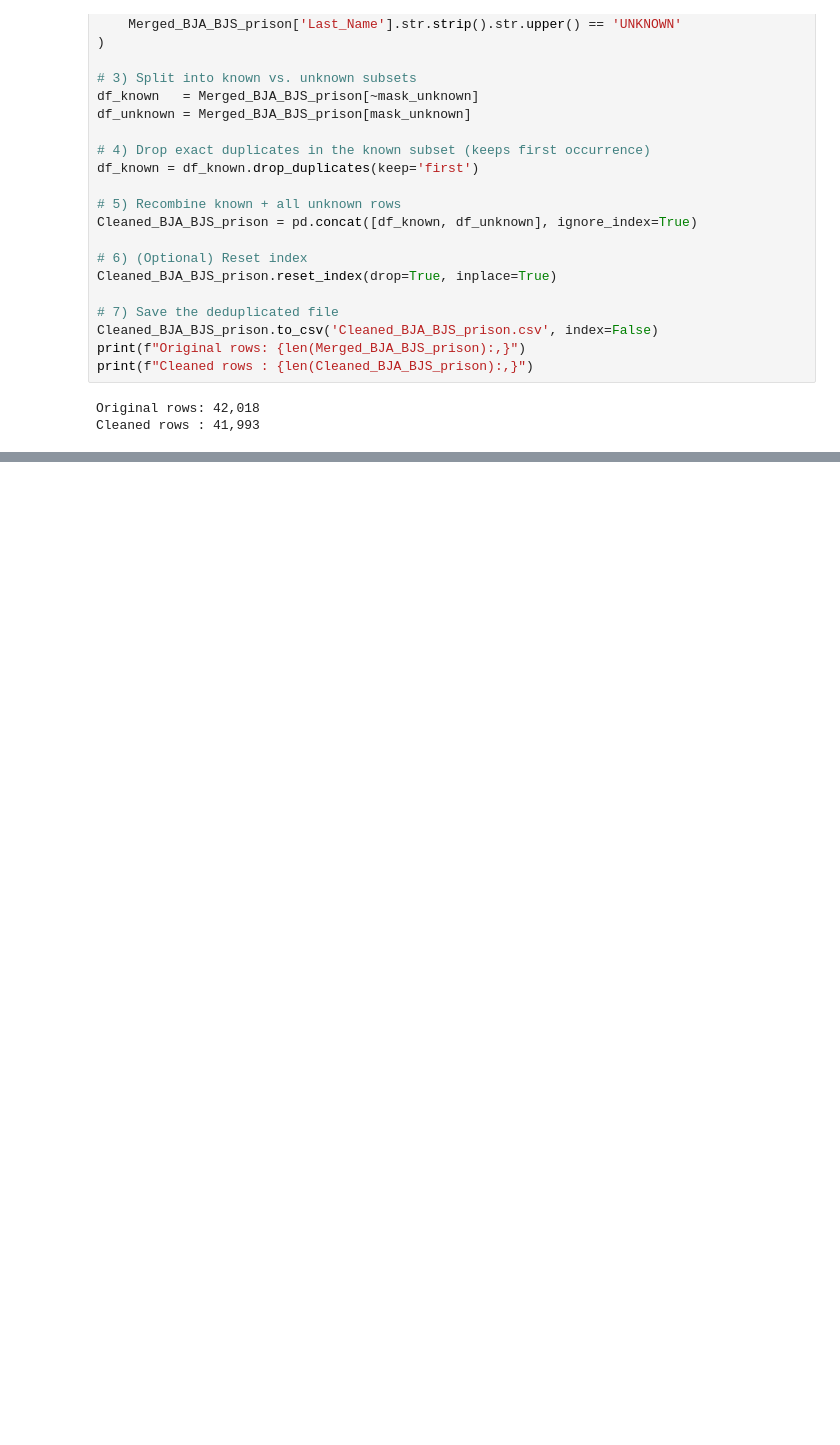
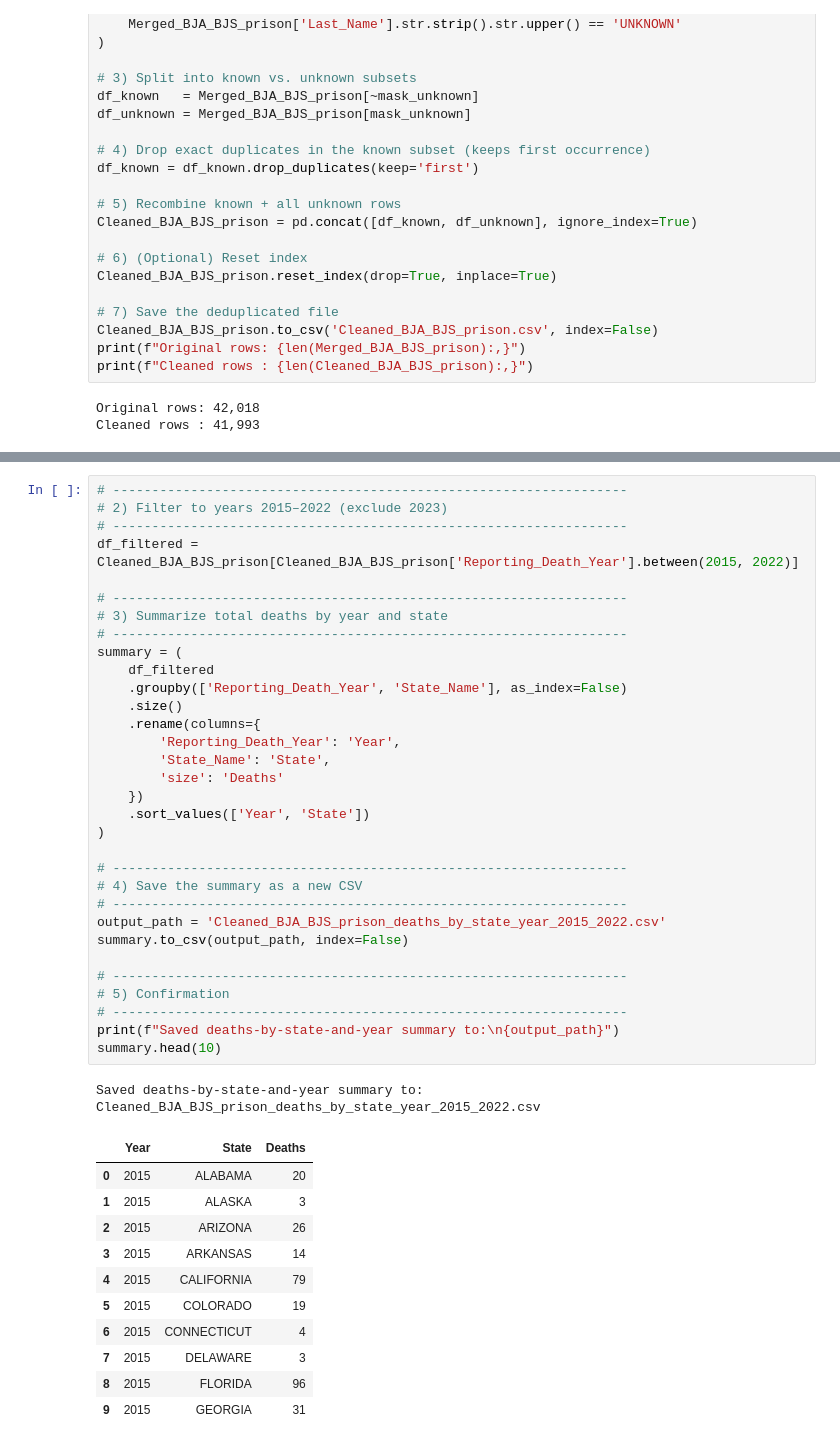
Before and after one commit to Ramil-cyber/Research_Linking_Analyzing_US_Prisons_Deaths, a Jupyter notebook: Data_Manipulation/BJA+BJS_prison.ipynb, the cells around one changed output, grey strips where cells are left out. Drawn from its saved outputs; the diff is of its cells as text; blank space fills up the shorter version.

```diff
--- a/Data_Manipulation/BJA+BJS_prison.ipynb
+++ b/Data_Manipulation/BJA+BJS_prison.ipynb
@@ -209,3 +209,49 @@ duplicates
 | 41979 | UNKNOWN | UNKNOWN | MALE | BLACK OR AFRICAN AMERICAN | <NA> | 2023 | ILLINOIS | UNKNOWN | ... |
 | 41983 | UNKNOWN | UNKNOWN | MALE | BLACK OR AFRICAN AMERICAN | <NA> | 2023 | ILLINOIS | UNKNOWN | ... |
 | 41984 | UNKNOWN | UNKNOWN | MALE | BLACK OR AFRICAN AMERICAN | <NA> | 2023 | ILLINOIS | UNKNOWN | ... |
+# %%
+# ------------------------------------------------------------------
+# 2) Filter to years 2015–2022 (exclude 2023)
+# ------------------------------------------------------------------
+df_filtered = Cleaned_BJA_BJS_prison[Cleaned_BJA_BJS_prison['Reporting_Death_Year'].between(2015, 2022)]
+
+# ------------------------------------------------------------------
+# 3) Summarize total deaths by year and state
+# ------------------------------------------------------------------
+summary = (
+    df_filtered
+    .groupby(['Reporting_Death_Year', 'State_Name'], as_index=False)
+    .size()
+    .rename(columns={
+        'Reporting_Death_Year': 'Year',
+        'State_Name': 'State',
+        'size': 'Deaths'
+    })
+    .sort_values(['Year', 'State'])
+)
+
+# ------------------------------------------------------------------
+# 4) Save the summary as a new CSV
+# ------------------------------------------------------------------
+output_path = 'Cleaned_BJA_BJS_prison_deaths_by_state_year_2015_2022.csv'
+summary.to_csv(output_path, index=False)
+
+# ------------------------------------------------------------------
+# 5) Confirmation
+# ------------------------------------------------------------------
+print(f"Saved deaths‐by‐state‐and‐year summary to:\n{output_path}")
+summary.head(10)
+# %% [output]
+Saved deaths‐by‐state‐and‐year summary to:
+Cleaned_BJA_BJS_prison_deaths_by_state_year_2015_2022.csv
+|  | Year | State | Deaths |
+| 0 | 2015 | ALABAMA | 20 |
+| 1 | 2015 | ALASKA | 3 |
+| 2 | 2015 | ARIZONA | 26 |
+| 3 | 2015 | ARKANSAS | 14 |
+| 4 | 2015 | CALIFORNIA | 79 |
+| 5 | 2015 | COLORADO | 19 |
+| 6 | 2015 | CONNECTICUT | 4 |
+| 7 | 2015 | DELAWARE | 3 |
+| 8 | 2015 | FLORIDA | 96 |
+| 9 | 2015 | GEORGIA | 31 |
```
Also changed, not shown: 5 other files.
